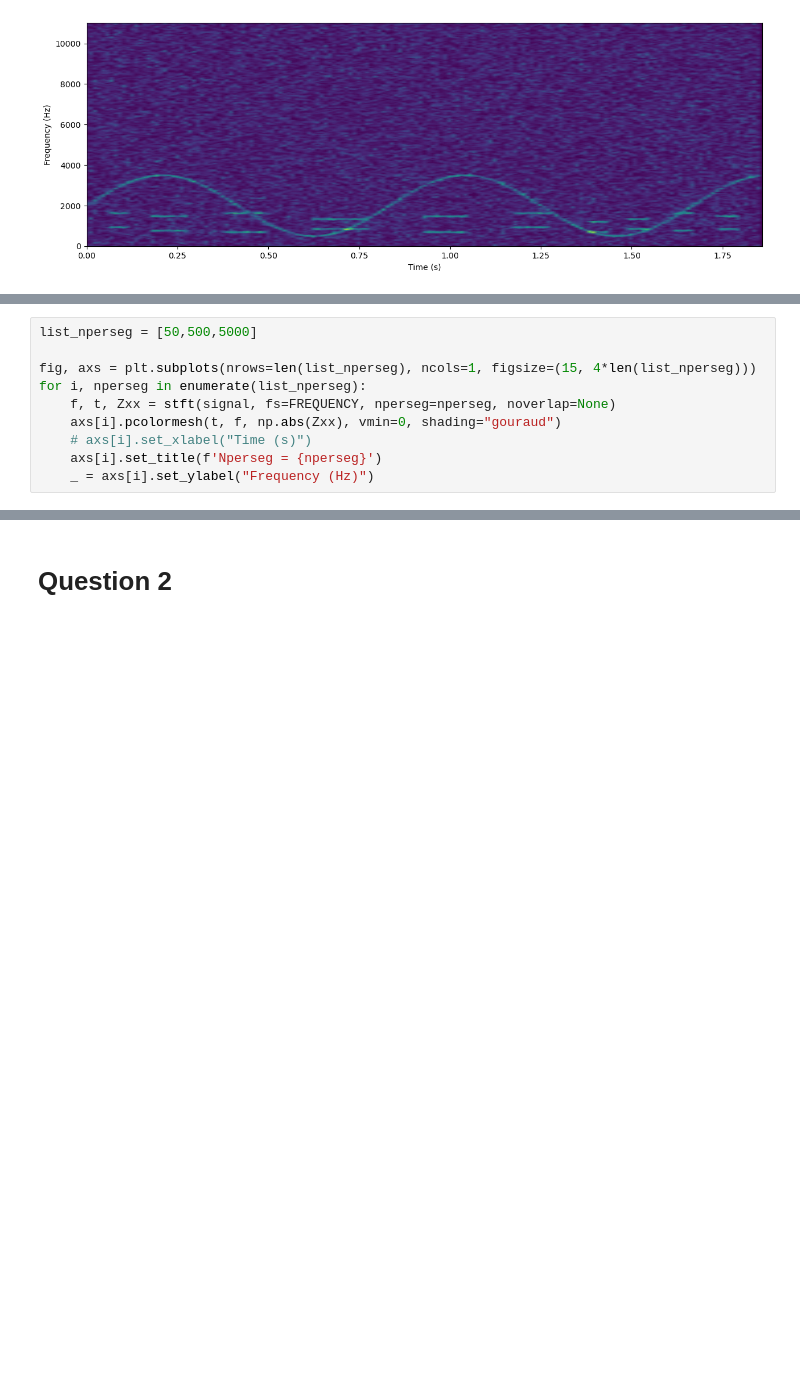
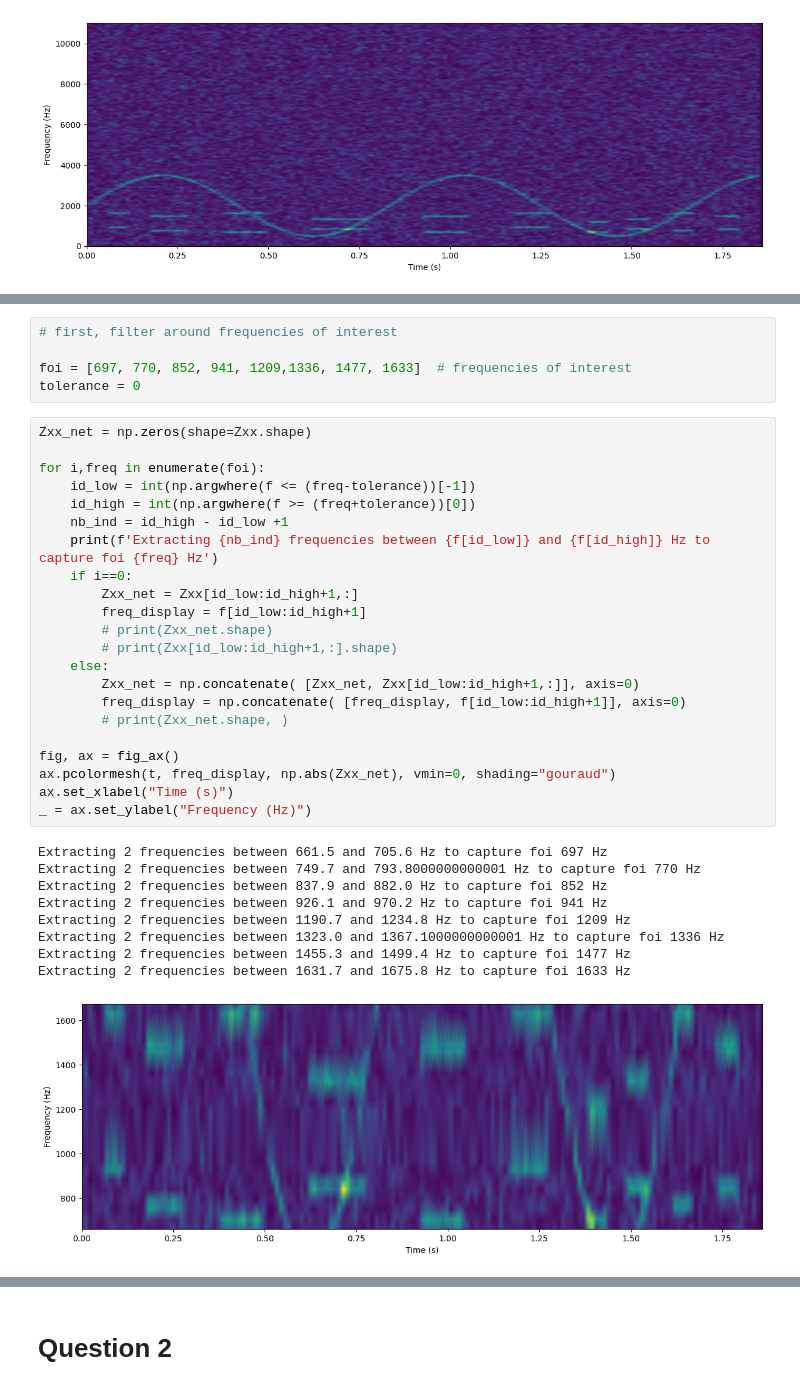
Before and after one commit to BenjaminDeporte/AST_TP3, a Jupyter notebook: MikeHuttenschmitt_BenjaminDeporte.ipynb, the cells around one changed output, grey strips where cells are left out. Saved outputs shown, nothing was run; the diff lists cells and outputs as text; blank space fills up the shorter version.

```diff
--- a/MikeHuttenschmitt_BenjaminDeporte.ipynb
+++ b/MikeHuttenschmitt_BenjaminDeporte.ipynb
@@ -78,10 +81,0 @@ The number of points per segment used to compute the STFT is a first hyperparame
-# %%
-list_nperseg = [50,500,5000]
-
-fig, axs = plt.subplots(nrows=len(list_nperseg), ncols=1, figsize=(15, 4*len(list_nperseg)))
-for i, nperseg in enumerate(list_nperseg):
-    f, t, Zxx = stft(signal, fs=FREQUENCY, nperseg=nperseg, noverlap=None)
-    axs[i].pcolormesh(t, f, np.abs(Zxx), vmin=0, shading="gouraud")
-    # axs[i].set_xlabel("Time (s)")
-    axs[i].set_title(f'Nperseg = {nperseg}')
-    _ = axs[i].set_ylabel("Frequency (Hz)")
@@ -112,0 +92,37 @@ f.shape
+# %%
+# first, filter around frequencies of interest
+
+foi = [697, 770, 852, 941, 1209,1336, 1477, 1633]  # frequencies of interest
+tolerance = 0
+# %%
+Zxx_net = np.zeros(shape=Zxx.shape)
+
+for i,freq in enumerate(foi):
+    id_low = int(np.argwhere(f <= (freq-tolerance))[-1])
+    id_high = int(np.argwhere(f >= (freq+tolerance))[0])
+    nb_ind = id_high - id_low +1
+    print(f'Extracting {nb_ind} frequencies between {f[id_low]} and {f[id_high]} Hz to capture foi {freq} Hz')
+    if i==0:
+        Zxx_net = Zxx[id_low:id_high+1,:]
+        freq_display = f[id_low:id_high+1]
+        # print(Zxx_net.shape)
+        # print(Zxx[id_low:id_high+1,:].shape)
+    else:
+        Zxx_net = np.concatenate( [Zxx_net, Zxx[id_low:id_high+1,:]], axis=0)
+        freq_display = np.concatenate( [freq_display, f[id_low:id_high+1]], axis=0)
+        # print(Zxx_net.shape, )
+
+fig, ax = fig_ax()
+ax.pcolormesh(t, freq_display, np.abs(Zxx_net), vmin=0, shading="gouraud")
+ax.set_xlabel("Time (s)")
+_ = ax.set_ylabel("Frequency (Hz)")
+# %% [output]
+Extracting 2 frequencies between 661.5 and 705.6 Hz to capture foi 697 Hz
+Extracting 2 frequencies between 749.7 and 793.8000000000001 Hz to capture foi 770 Hz
+Extracting 2 frequencies between 837.9 and 882.0 Hz to capture foi 852 Hz
+Extracting 2 frequencies between 926.1 and 970.2 Hz to capture foi 941 Hz
+Extracting 2 frequencies between 1190.7 and 1234.8 Hz to capture foi 1209 Hz
+Extracting 2 frequencies between 1323.0 and 1367.1000000000001 Hz to capture foi 1336 Hz
+Extracting 2 frequencies between 1455.3 and 1499.4 Hz to capture foi 1477 Hz
+Extracting 2 frequencies between 1631.7 and 1675.8 Hz to capture foi 1633 Hz
+[figure, added]
```
Also changed, not shown: parts of 17 cells of this notebook.
